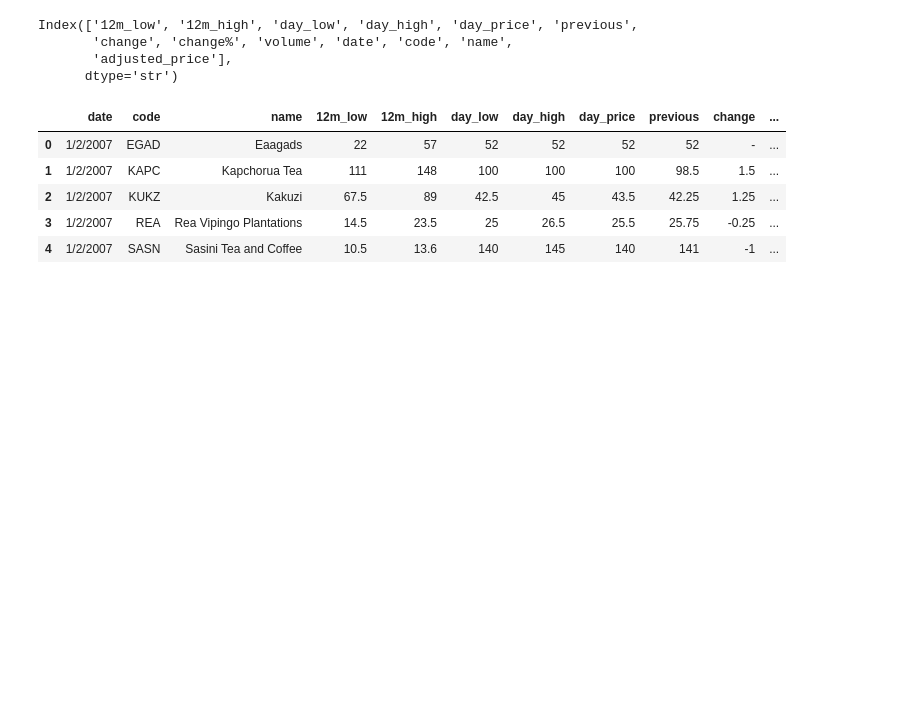
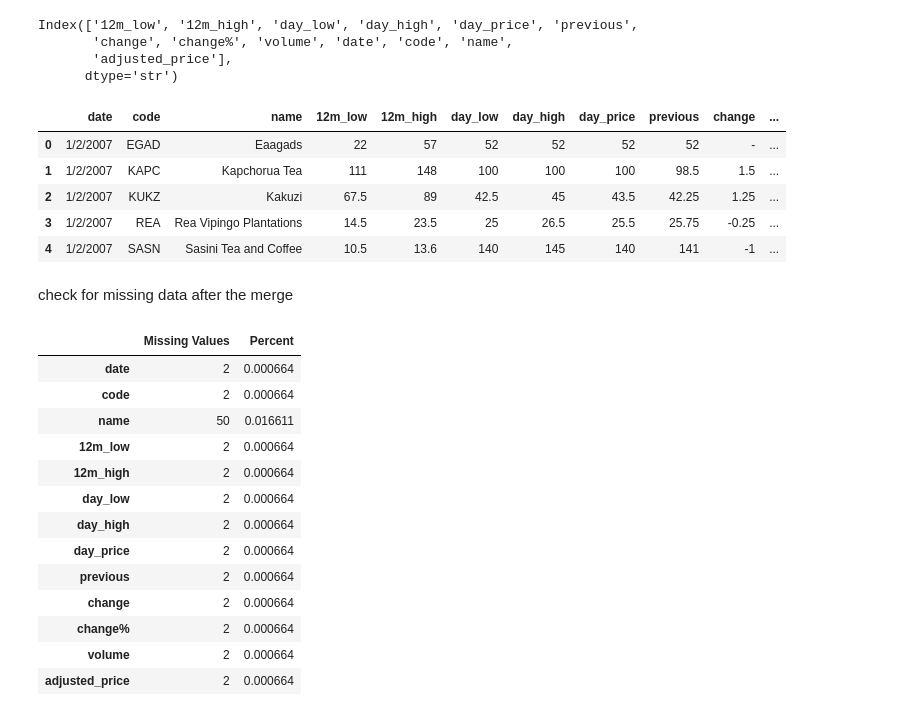
Before and after one commit to Assesa44/Stock-Market-Prediction, a Jupyter notebook: notebooks/business_understanding.ipynb, the cells around one changed output. Saved outputs shown, nothing was run; the diff lists cells and outputs as text; code cells hidden in the pictures; blank space fills up the shorter version.

```diff
--- a/notebooks/business_understanding.ipynb
+++ b/notebooks/business_understanding.ipynb
@@ -498,3 +509,26 @@ combined_df.head()
 | 2 | 1/2/2007 | KUKZ | Kakuzi | 67.5 | 89 | 42.5 | 45 | 43.5 | 42.25 | 1.25 | ... |
 | 3 | 1/2/2007 | REA | Rea Vipingo Plantations | 14.5 | 23.5 | 25 | 26.5 | 25.5 | 25.75 | -0.25 | ... |
 | 4 | 1/2/2007 | SASN | Sasini Tea and Coffee | 10.5 | 13.6 | 140 | 145 | 140 | 141 | -1 | ... |
+# %% [markdown]
+check for missing data after the merge
+# %%
+# Total and percent missing
+missing_merged = combined_df.isnull().sum()
+missing_percent = (missing_merged / len(combined_df)) * 100
+missing_df = pd.DataFrame({'Missing Values': missing_merged, 'Percent': missing_percent})
+missing_df[missing_df['Missing Values'] > 0]
+# %% [output]
+|  | Missing Values | Percent |
+| date | 2 | 0.000664 |
+| code | 2 | 0.000664 |
+| name | 50 | 0.016611 |
+| 12m_low | 2 | 0.000664 |
+| 12m_high | 2 | 0.000664 |
+| day_low | 2 | 0.000664 |
+| day_high | 2 | 0.000664 |
+| day_price | 2 | 0.000664 |
+| previous | 2 | 0.000664 |
+| change | 2 | 0.000664 |
+| change% | 2 | 0.000664 |
+| volume | 2 | 0.000664 |
+| adjusted_price | 2 | 0.000664 |
```
Also changed, not shown: parts of 21 cells of this notebook.
